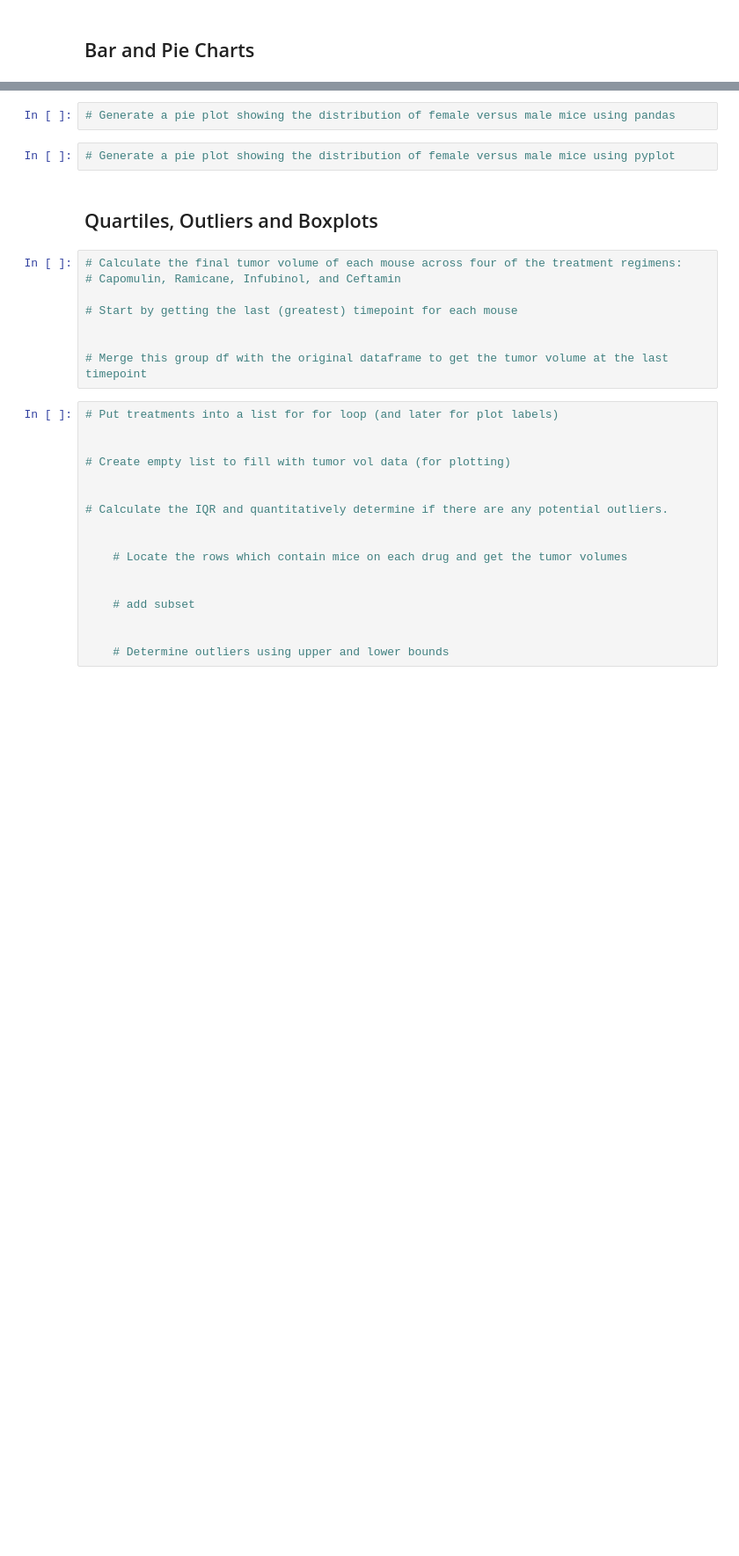
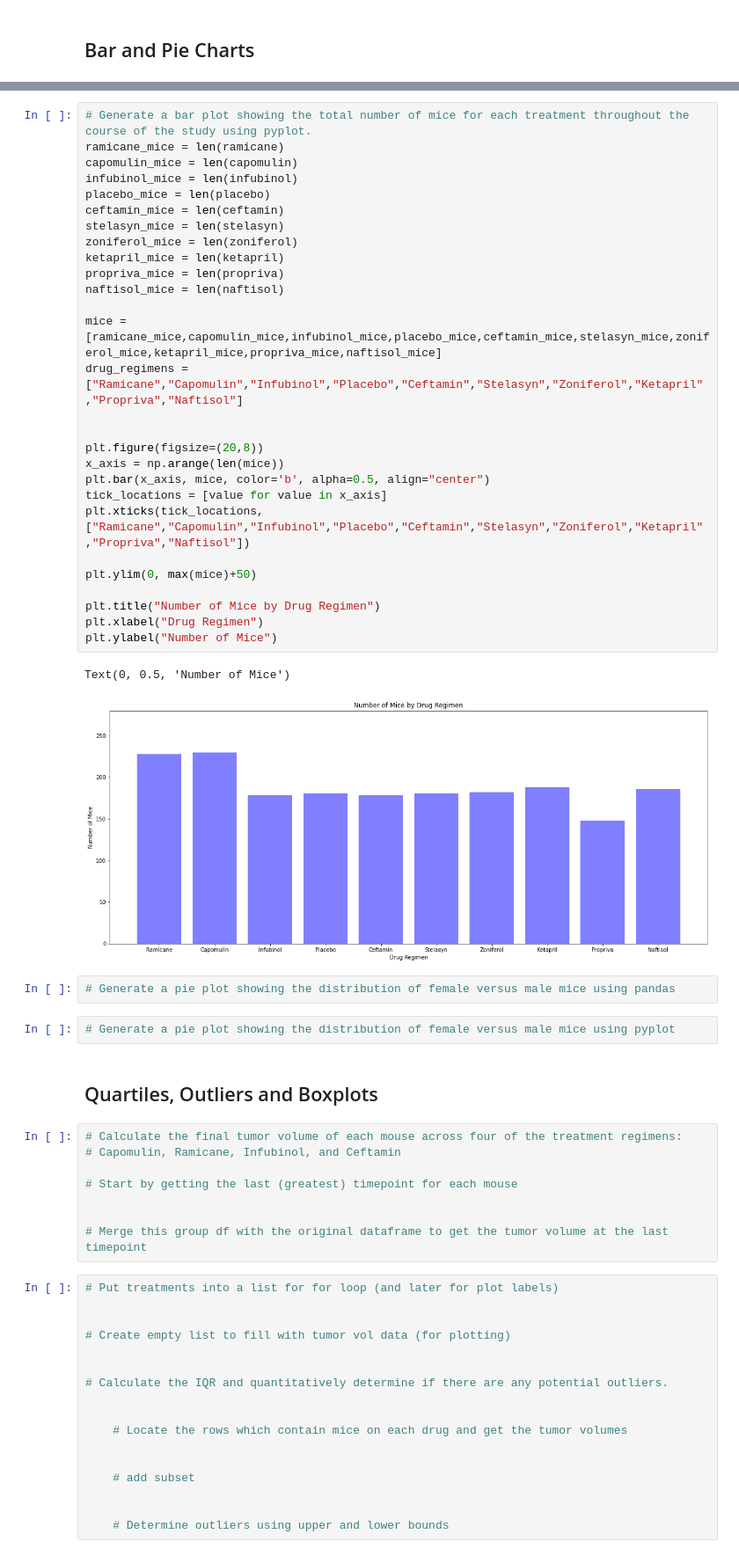
Before and after one commit to jaydenleblanc/matplotlib-challenge, a Jupyter notebook: Pymaceuticals_Starter.ipynb, the cells around one changed output, grey strips where cells are left out. Shown at 88% size. Saved outputs shown, nothing was run; the diff lists cells and outputs as text; blank space fills up the shorter version.

```diff
--- a/Pymaceuticals_Starter.ipynb
+++ b/Pymaceuticals_Starter.ipynb
@@ -189,3 +210,34 @@ drugs_summary_df
+# %%
+# Generate a bar plot showing the total number of mice for each treatment throughout the course of the study using pyplot.
+ramicane_mice = len(ramicane)
+capomulin_mice = len(capomulin)
+infubinol_mice = len(infubinol)
+placebo_mice = len(placebo)
+ceftamin_mice = len(ceftamin)
+stelasyn_mice = len(stelasyn)
+zoniferol_mice = len(zoniferol)
+ketapril_mice = len(ketapril)
+propriva_mice = len(propriva)
+naftisol_mice = len(naftisol)
+
+mice = [ramicane_mice,capomulin_mice,infubinol_mice,placebo_mice,ceftamin_mice,stelasyn_mice,zoniferol_mice,ketapril_mice,propriva_mice,naftisol_mice]
+drug_regimens = ["Ramicane","Capomulin","Infubinol","Placebo","Ceftamin","Stelasyn","Zoniferol","Ketapril","Propriva","Naftisol"]
+
+
+plt.figure(figsize=(20,8))
+x_axis = np.arange(len(mice))
+plt.bar(x_axis, mice, color='b', alpha=0.5, align="center")
+tick_locations = [value for value in x_axis]
+plt.xticks(tick_locations, ["Ramicane","Capomulin","Infubinol","Placebo","Ceftamin","Stelasyn","Zoniferol","Ketapril","Propriva","Naftisol"])
+
+plt.ylim(0, max(mice)+50)
+
+plt.title("Number of Mice by Drug Regimen")
+plt.xlabel("Drug Regimen")
+plt.ylabel("Number of Mice")
+# %% [output]
+Text(0, 0.5, 'Number of Mice')
+[figure, added]
 # %%
 # Generate a pie plot showing the distribution of female versus male mice using pandas
 # %%
```
Also changed, not shown: parts of 7 cells of this notebook.
